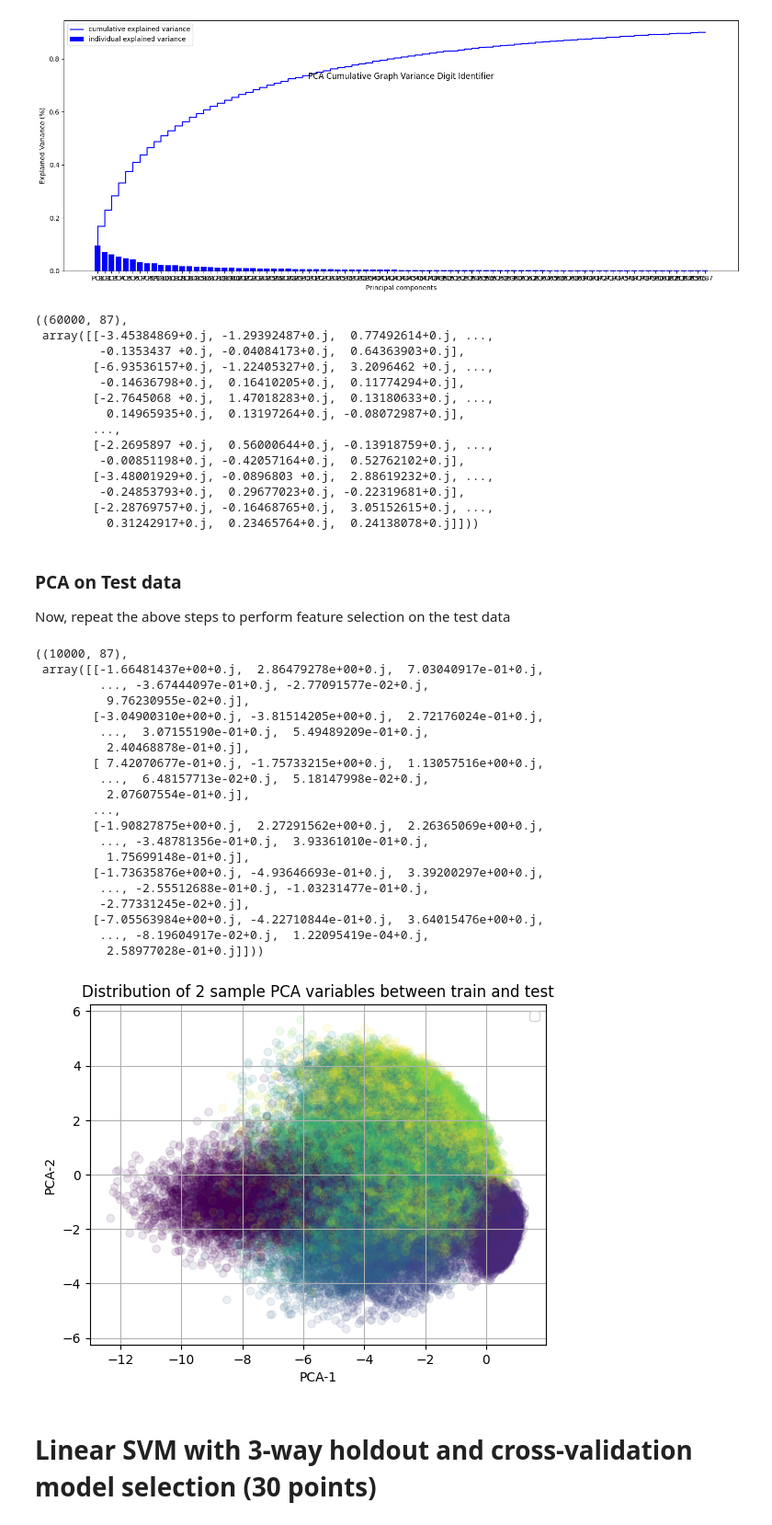
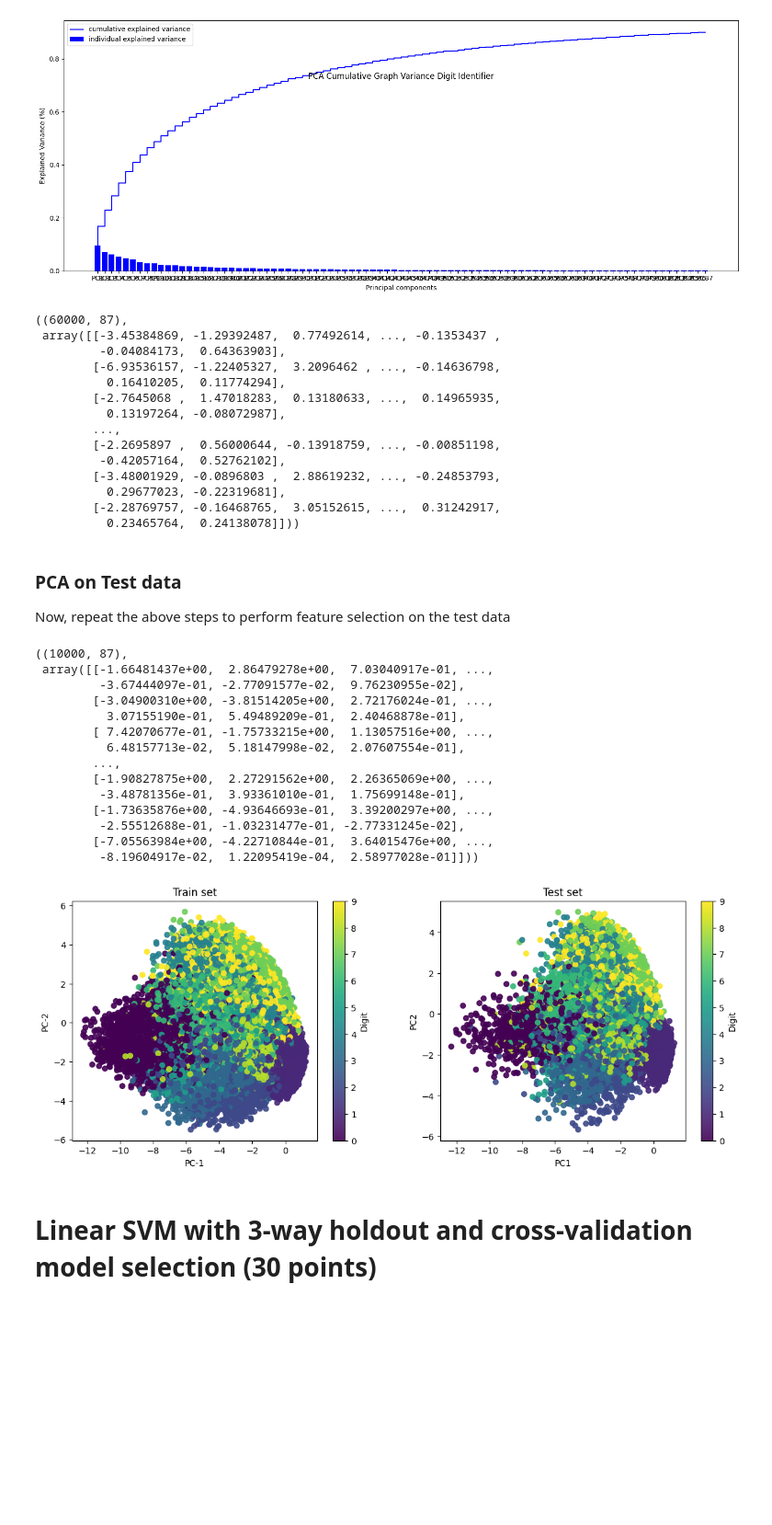
Before and after one commit to PixelatedLatte/MachineLearningProjects, a Jupyter notebook: SVM-GaussianKernel-DigitIdentifier.ipynb, the cells around one changed output. Shown at 92% size. Drawn from its saved outputs; the diff is of its cells as text; code cells hidden in the pictures; blank space fills up the shorter version.

Commit message:
Going through SVM linear kernel training training

```diff
--- a/SVM-GaussianKernel-DigitIdentifier.ipynb
+++ b/SVM-GaussianKernel-DigitIdentifier.ipynb
@@ -314,23 +314,23 @@ for n in range(len(cum_var)):
 
 top_evec = evec[:, :nstep]
 #https://numpy.org/doc/stable/reference/generated/numpy.matmul.html
-PCA_train_x = np.matmul(X_train_scaled,top_evec)
+PCA_train_x = np.matmul(X_train_scaled,top_evec).real
 PCA_train_x.shape, PCA_train_x
 # %% [output]
 ((60000, 87),
- array([[-3.45384869+0.j, -1.29392487+0.j,  0.77492614+0.j, ...,
-         -0.1353437 +0.j, -0.04084173+0.j,  0.64363903+0.j],
-        [-6.93536157+0.j, -1.22405327+0.j,  3.2096462 +0.j, ...,
-         -0.14636798+0.j,  0.16410205+0.j,  0.11774294+0.j],
-        [-2.7645068 +0.j,  1.47018283+0.j,  0.13180633+0.j, ...,
-          0.14965935+0.j,  0.13197264+0.j, -0.08072987+0.j],
+ array([[-3.45384869, -1.29392487,  0.77492614, ..., -0.1353437 ,
+         -0.04084173,  0.64363903],
+        [-6.93536157, -1.22405327,  3.2096462 , ..., -0.14636798,
+          0.16410205,  0.11774294],
+        [-2.7645068 ,  1.47018283,  0.13180633, ...,  0.14965935,
+          0.13197264, -0.08072987],
         ...,
-        [-2.2695897 +0.j,  0.56000644+0.j, -0.13918759+0.j, ...,
-         -0.00851198+0.j, -0.42057164+0.j,  0.52762102+0.j],
-        [-3.48001929+0.j, -0.0896803 +0.j,  2.88619232+0.j, ...,
-         -0.24853793+0.j,  0.29677023+0.j, -0.22319681+0.j],
-        [-2.28769757+0.j, -0.16468765+0.j,  3.05152615+0.j, ...,
-          0.31242917+0.j,  0.23465764+0.j,  0.24138078+0.j]]))
+        [-2.2695897 ,  0.56000644, -0.13918759, ..., -0.00851198,
+         -0.42057164,  0.52762102],
+        [-3.48001929, -0.0896803 ,  2.88619232, ..., -0.24853793,
+          0.29677023, -0.22319681],
+        [-2.28769757, -0.16468765,  3.05152615, ...,  0.31242917,
+          0.23465764,  0.24138078]]))
 # %% [markdown]
 ### PCA on Test data
 Now, repeat the above steps to perform feature selection on the test data
@@ -338,42 +338,41 @@ Now, repeat the above steps to perform feature selection on the test data
 '''Select the top k PCs, perform reshape as you might find it necessary'''
 
 X_test_scaled = np.where(diff != 0, (X_test - X_min) / safe_diff, 0)
-PCA_test_x = np.matmul(X_test_scaled, top_evec) # Using same eigenvectors made before to not train PCA on test data
+PCA_test_x = np.matmul(X_test_scaled, top_evec).real # Using same eigenvectors made before to not train PCA on test data
 PCA_test_x.shape, PCA_test_x
 # %% [output]
 ((10000, 87),
- array([[-1.66481437e+00+0.j,  2.86479278e+00+0.j,  7.03040917e-01+0.j,
-         ..., -3.67444097e-01+0.j, -2.77091577e-02+0.j,
-          9.76230955e-02+0.j],
-        [-3.04900310e+00+0.j, -3.81514205e+00+0.j,  2.72176024e-01+0.j,
-         ...,  3.07155190e-01+0.j,  5.49489209e-01+0.j,
-          2.40468878e-01+0.j],
-        [ 7.42070677e-01+0.j, -1.75733215e+00+0.j,  1.13057516e+00+0.j,
-         ...,  6.48157713e-02+0.j,  5.18147998e-02+0.j,
-          2.07607554e-01+0.j],
+ array([[-1.66481437e+00,  2.86479278e+00,  7.03040917e-01, ...,
+         -3.67444097e-01, -2.77091577e-02,  9.76230955e-02],
+        [-3.04900310e+00, -3.81514205e+00,  2.72176024e-01, ...,
+          3.07155190e-01,  5.49489209e-01,  2.40468878e-01],
+        [ 7.42070677e-01, -1.75733215e+00,  1.13057516e+00, ...,
+          6.48157713e-02,  5.18147998e-02,  2.07607554e-01],
         ...,
-        [-1.90827875e+00+0.j,  2.27291562e+00+0.j,  2.26365069e+00+0.j,
-         ..., -3.48781356e-01+0.j,  3.93361010e-01+0.j,
-          1.75699148e-01+0.j],
-        [-1.73635876e+00+0.j, -4.93646693e-01+0.j,  3.39200297e+00+0.j,
-         ..., -2.55512688e-01+0.j, -1.03231477e-01+0.j,
-         -2.77331245e-02+0.j],
-        [-7.05563984e+00+0.j, -4.22710844e-01+0.j,  3.64015476e+00+0.j,
-         ..., -8.19604917e-02+0.j,  1.22095419e-04+0.j,
-          2.58977028e-01+0.j]]))
+        [-1.90827875e+00,  2.27291562e+00,  2.26365069e+00, ...,
+         -3.48781356e-01,  3.93361010e-01,  1.75699148e-01],
+        [-1.73635876e+00, -4.93646693e-01,  3.39200297e+00, ...,
+         -2.55512688e-01, -1.03231477e-01, -2.77331245e-02],
+        [-7.05563984e+00, -4.22710844e-01,  3.64015476e+00, ...,
+         -8.19604917e-02,  1.22095419e-04,  2.58977028e-01]]))
 # %%
 '''Plot the first two features for the train and test data after PCA transformation'''
+fig, axes = plt.subplots(1, 2, figsize=(14, 5))
 
-trainscatter = plt.scatter(PCA_train_x[:,0], PCA_train_x[:,1], c = Y_train, alpha = .1)
-testscatter = plt.scatter(PCA_test_x[:,0], PCA_test_x[:,1], c = Y_test, alpha = .1)
-plt.grid()
-plt.xlabel('PCA-1')
-plt.ylabel('PCA-2')
-plt.title('Distribution of 2 sample PCA variables between train and test')
-plt.legend()
+trainscatter = axes[0].scatter(PCA_train_x[:,0], PCA_train_x[:,1], c = Y_train, alpha = .9)
+testscatter = axes[1].scatter(PCA_test_x[:,0], PCA_test_x[:,1], c = Y_test, alpha = .9)
+axes[0].set_title('Train set')
+axes[0].set_xlabel('PC-1')
+axes[0].set_ylabel('PC-2')
+plt.colorbar(trainscatter, label='Digit')
+
+axes[1].set_title('Test set')
+axes[1].set_xlabel('PC1')
+axes[1].set_ylabel('PC2')
+plt.colorbar(testscatter, label='Digit')
 plt.show()
 # %% [output]
-[figure, old version]
+[figure, new version]
 # %% [markdown]
 # Linear SVM with 3-way holdout and cross-validation model selection (30 points)
 # %%
```
Also changed, not shown: parts of 10 cells of this notebook.
